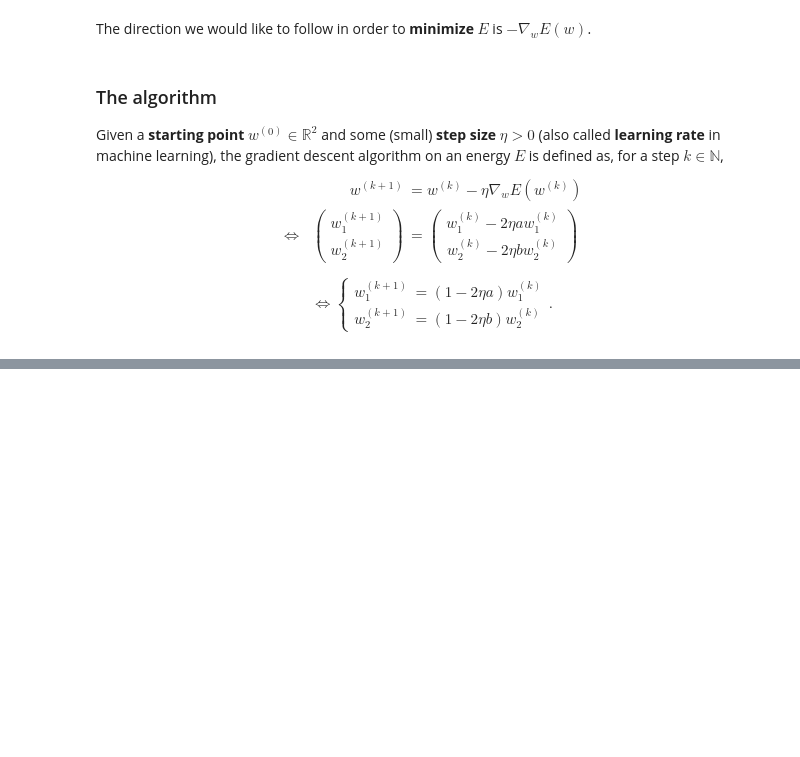
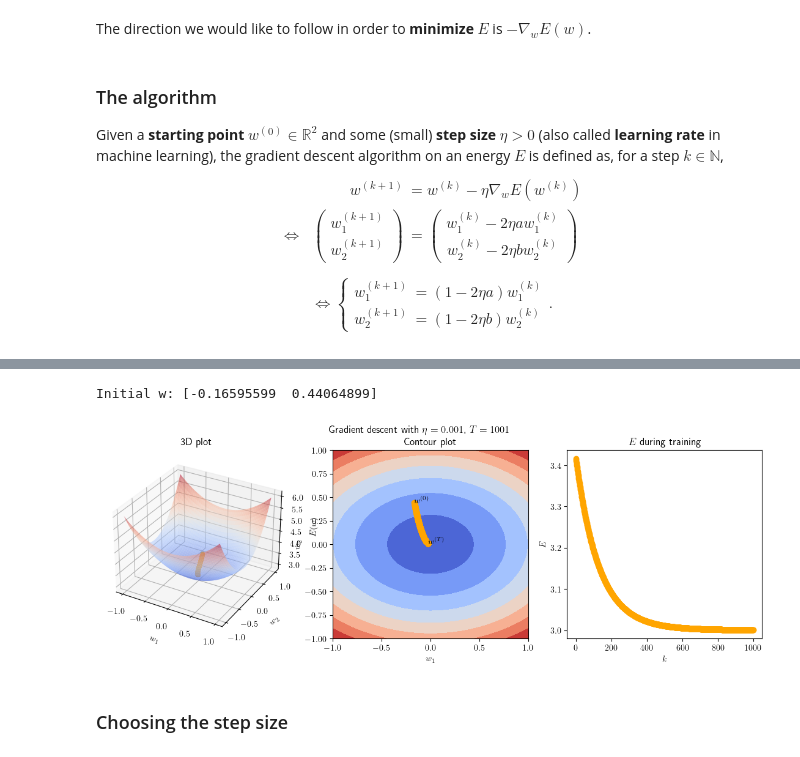
Before and after one commit to KarinaPapayia/OML2023, a Jupyter notebook: exercises/ex01/gradient_descent_illustration.ipynb, the cells around one changed output, grey strips where cells are left out. Cells and saved outputs as stored; diff of their text form; code cells hidden in the pictures; blank space fills up the shorter version.

Commit message:
gradient descent illustration

```diff
--- a/exercises/ex01/gradient_descent_illustration.ipynb
+++ b/exercises/ex01/gradient_descent_illustration.ipynb
@@ -180,3 +147,22 @@ def gradient_E(w1, w2):
     return np.array([2*a*w1, 2*b*w2])  # returns a Numpy array
 # %%
 np.random.seed(1)  # set the random seed for reproducibility
+# %%
+# Initialization
+w = np.random.uniform(-1., 1., (2,)) # uniform sampling on the 2D square [-1, 1]
+grad_w = gradient_E(*w)
+print("Initial w:", w)
+# to log the training values
+stats = {'w':[w], 'E':[E(*w)]}  # start at initialization
+# %% [output]
+Initial w: [-0.16595599  0.44064899]
+# %%
+eta = 0.001  # "small enough"
+# %%
+T = 1000
+# %%
+for k in range(T):
+    grad_w = gradient_E(*w)
+    w = w - eta * grad_w
+    stats['w'].append(w)  # append to the list of values
+    stats['E'].append(E(*w))
@@ -182,0 +173,6 @@ np.random.seed(1)  # set the random seed for reproducibility
+# %%
+utils.plot_GD((W1, W2, Z), (Warr, stats['E']), eta)
+# %% [output]
+[figure, added]
+# %% [markdown]
+### Choosing the step size
```
Also changed, not shown: parts of 25 cells of this notebook, 1 other file.
